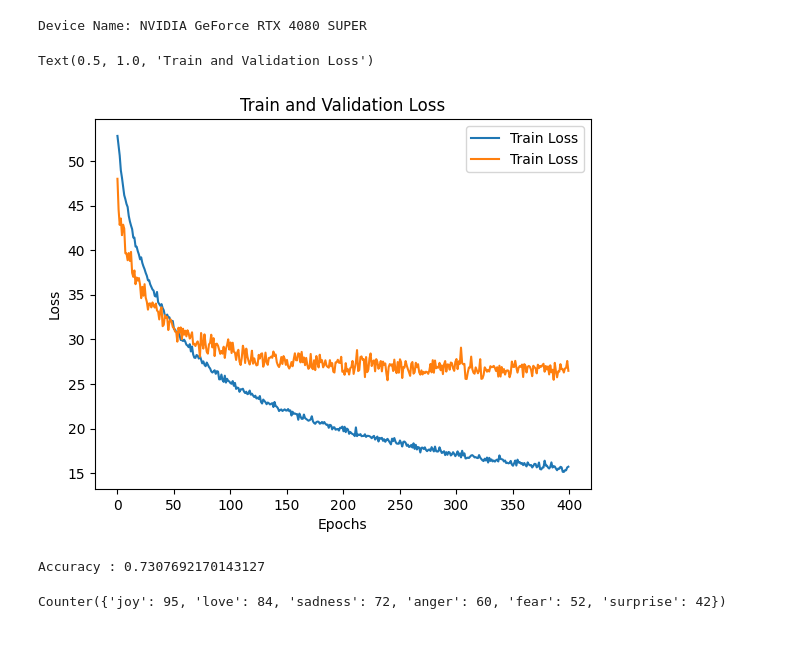
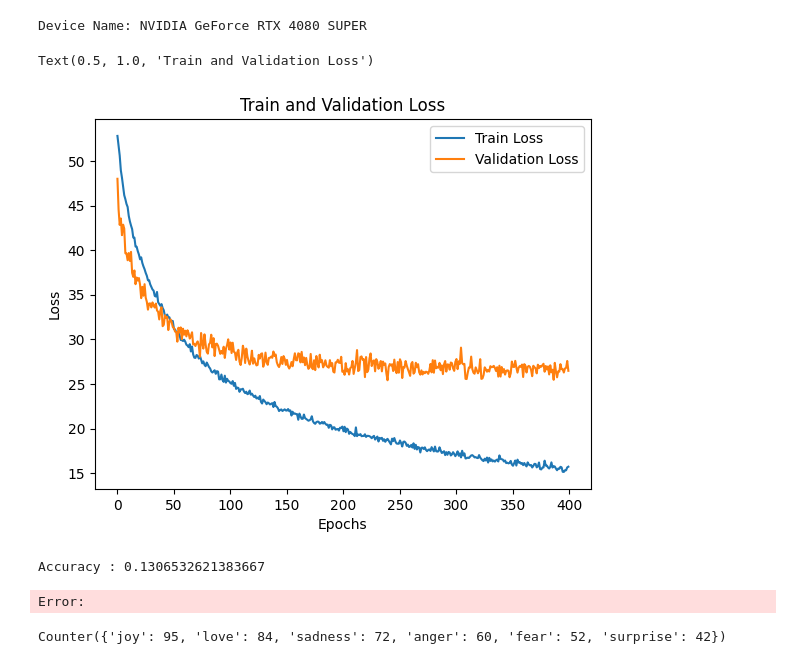
Before and after one commit to Amitmils/Text2BGAudio, a Jupyter notebook: CLAP/classify_via_CLAP.ipynb, the cells around one changed output. Saved outputs shown, nothing was run; the diff lists cells and outputs as text; code cells hidden in the pictures.

```diff
--- a/CLAP/classify_via_CLAP.ipynb
+++ b/CLAP/classify_via_CLAP.ipynb
@@ -28,18 +28,18 @@ clap_model_path = r"CLAP\models\new_fixed\clap_fine_tunned_Fixeed_BatchSize_32_L
 # %%
 model_name = "laion/larger_clap_music"
 clap_model = torch.load(clap_model_path,weights_only=False,map_location=DEVICE)
 model = ClapModel.from_pretrained(model_name).to(DEVICE)
 processor = ClapProcessor.from_pretrained(model_name)
-model.load_state_dict(clap_model['model_state_dict'])
+# model.load_state_dict(clap_model['model_state_dict'])
 plt.plot(range(len(clap_model['train_Loss_Per_Epoch'])),clap_model['train_Loss_Per_Epoch'],label='Train Loss')
-plt.plot(range(len(clap_model['val_Loss_Per_Epoch'])),clap_model['val_Loss_Per_Epoch'],label='Train Loss')
+plt.plot(range(len(clap_model['val_Loss_Per_Epoch'])),clap_model['val_Loss_Per_Epoch'],label='Validation Loss')
 plt.legend()
 plt.xlabel('Epochs')
 plt.ylabel('Loss')
 plt.title('Train and Validation Loss')
 # %% [output]
 Text(0.5, 1.0, 'Train and Validation Loss')
-[figure, old version]
+[figure, new version]
 # %%
 train_data, val_data, test_data = list(torch.load(data_path, weights_only=False).values())
 # %%
@@ -78,7 +78,8 @@ with torch.no_grad():
         correct += torch.sum((gt_matrix.cpu() == 1) & (binary_matrix.cpu() == 1))
 print(f'Accuracy : {correct/len(test_data_loader.dataset)}')
 # %% [output]
-Accuracy : 0.7307692170143127
+Accuracy : 0.1306532621383667
+Error:
 # %%
 label_counts = Counter(total_labels)
 # Print the counts
```
Also changed, not shown: 2 other files.
